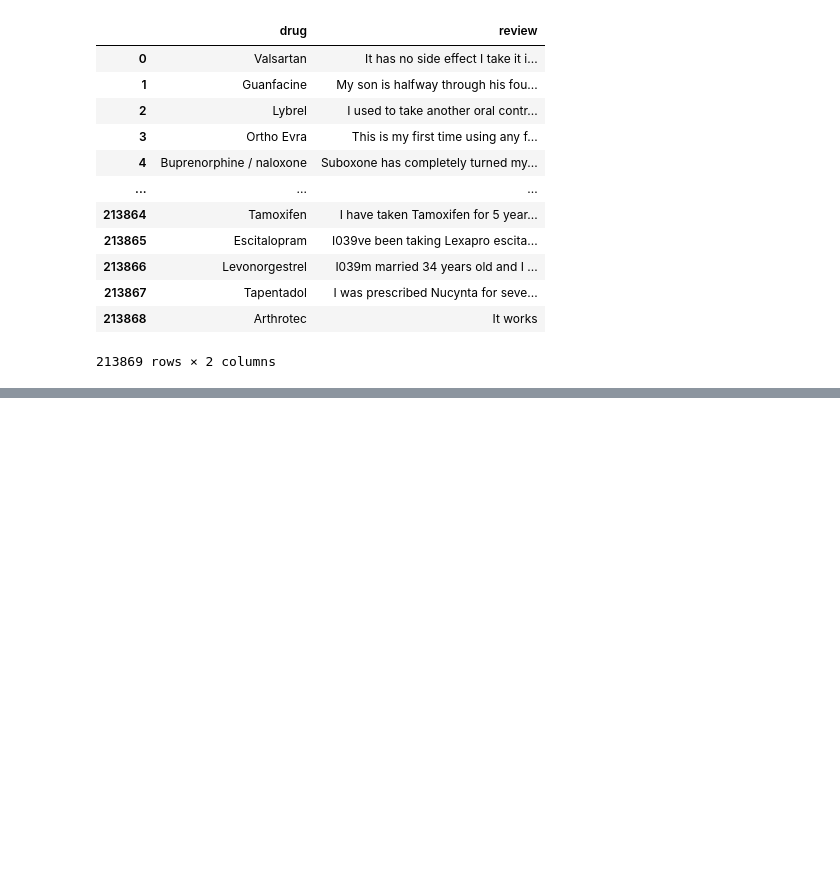
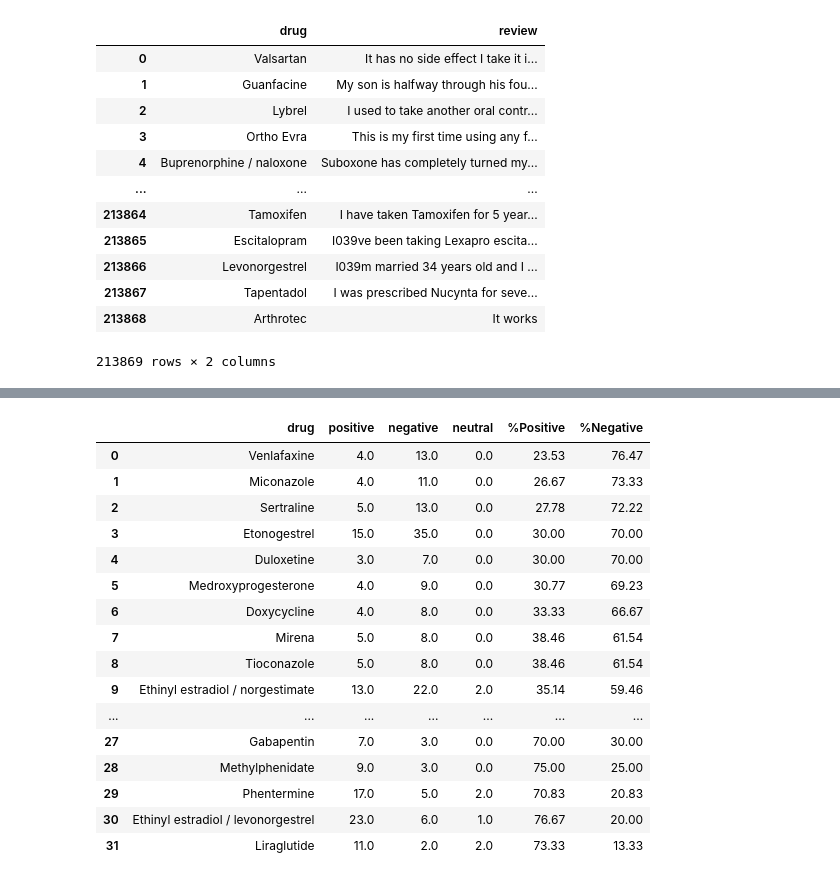
Before and after one commit to lmcosta98/Project2_FCD, a Jupyter notebook: drug_review.ipynb, the cells around one changed output, grey strips where cells are left out. Drawn from its saved outputs; the diff is of its cells as text; code cells hidden in the pictures; blank space fills up the shorter version.

```diff
--- a/drug_review.ipynb
+++ b/drug_review.ipynb
@@ -1129,0 +1148,25 @@ drug_sentiment
+# %%
+# Selecting only the drugs that have more than 10 reviews
+top_drug_sentiment = drug_sentiment[(drug_sentiment['positive'] + drug_sentiment['negative']) >= 10].copy()
+
+# Ordering the table by the drugs with a higher percentage of negative reviews first
+top_drug_sentiment.sort_values(by='%Negative', ascending=False, inplace=True, ignore_index=True)
+top_drug_sentiment
+# %% [output]
+|  | drug | positive | negative | neutral | %Positive | %Negative |
+| 0 | Venlafaxine | 4.0 | 13.0 | 0.0 | 23.53 | 76.47 |
+| 1 | Miconazole | 4.0 | 11.0 | 0.0 | 26.67 | 73.33 |
+| 2 | Sertraline | 5.0 | 13.0 | 0.0 | 27.78 | 72.22 |
+| 3 | Etonogestrel | 15.0 | 35.0 | 0.0 | 30.00 | 70.00 |
+| 4 | Duloxetine | 3.0 | 7.0 | 0.0 | 30.00 | 70.00 |
+| 5 | Medroxyprogesterone | 4.0 | 9.0 | 0.0 | 30.77 | 69.23 |
+| 6 | Doxycycline | 4.0 | 8.0 | 0.0 | 33.33 | 66.67 |
+| 7 | Mirena | 5.0 | 8.0 | 0.0 | 38.46 | 61.54 |
+| 8 | Tioconazole | 5.0 | 8.0 | 0.0 | 38.46 | 61.54 |
+| 9 | Ethinyl estradiol / norgestimate | 13.0 | 22.0 | 2.0 | 35.14 | 59.46 |
+| ... | ... | ... | ... | ... | ... | ... |
+| 27 | Gabapentin | 7.0 | 3.0 | 0.0 | 70.00 | 30.00 |
+| 28 | Methylphenidate | 9.0 | 3.0 | 0.0 | 75.00 | 25.00 |
+| 29 | Phentermine | 17.0 | 5.0 | 2.0 | 70.83 | 20.83 |
+| 30 | Ethinyl estradiol / levonorgestrel | 23.0 | 6.0 | 1.0 | 76.67 | 20.00 |
+| 31 | Liraglutide | 11.0 | 2.0 | 2.0 | 73.33 | 13.33 |
```
Also changed, not shown: parts of 7 cells of this notebook.
